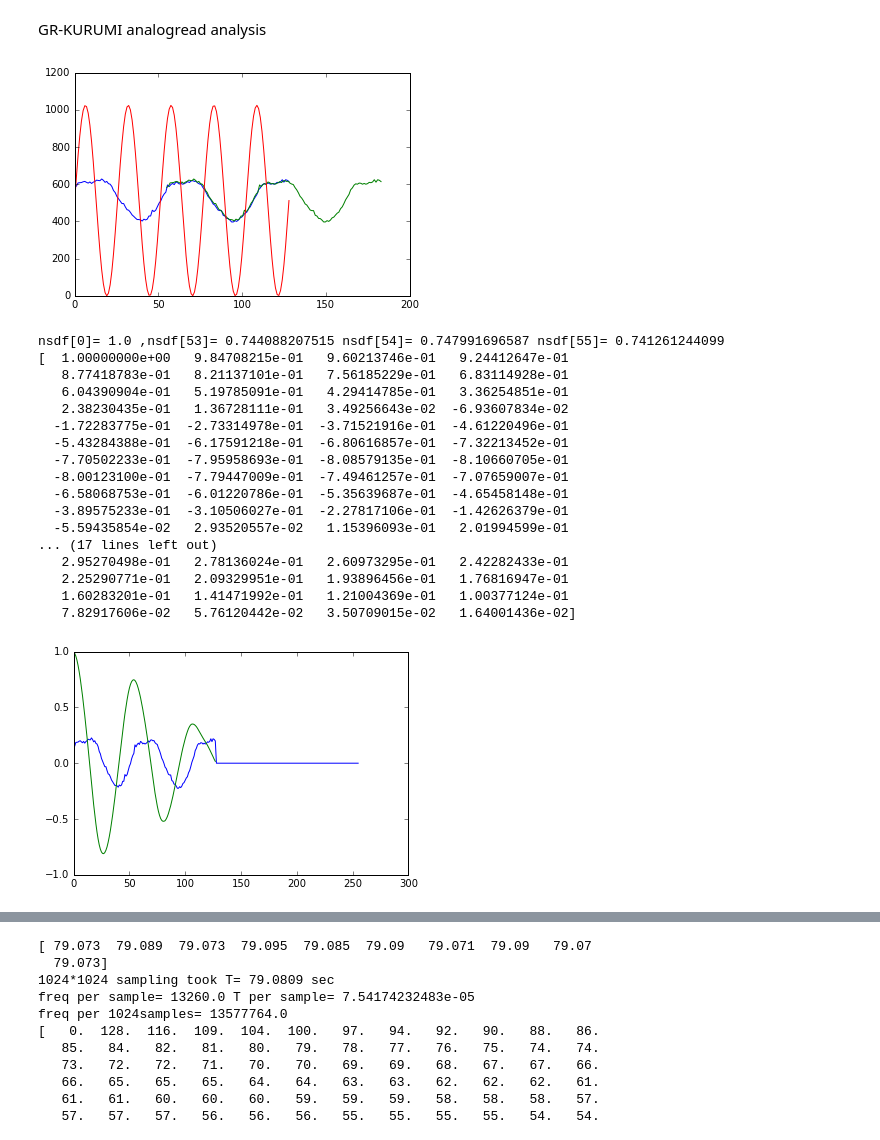
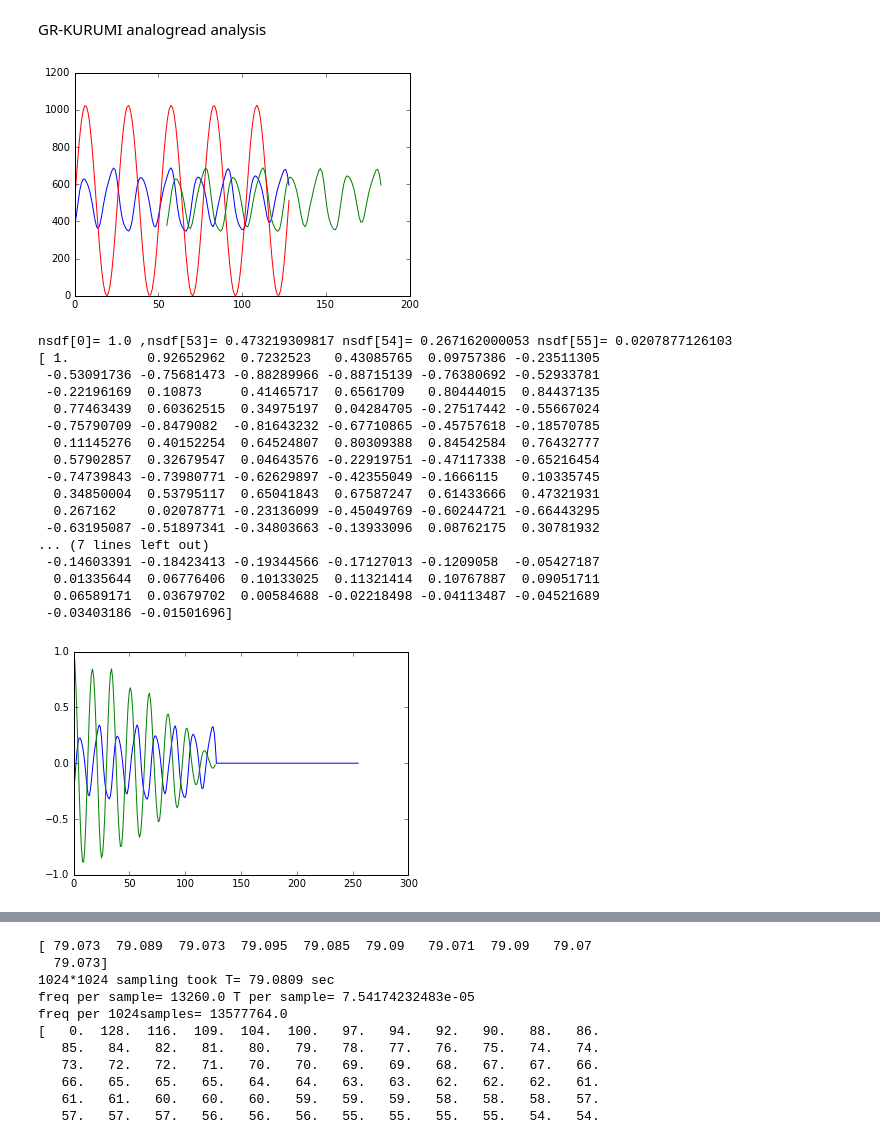
Before and after one commit to hamling-ling/OsakanaFFT, a Jupyter notebook: research/kurumi.ipynb, the cells around one changed output, grey strips where cells are left out. Drawn from its saved outputs; the diff is of its cells as text; code cells hidden in the pictures.

Commit message:
add G0 data

```diff
--- a/research/kurumi.ipynb
+++ b/research/kurumi.ipynb
@@ -6,16 +6,16 @@ from matplotlib import pyplot as plt
 # %% [markdown]
 GR-KURUMI analogread analysis
 # %%
-data=np.loadtxt('kurumi_B2.dat', delimiter=',')
+data=np.loadtxt('kurumi_G0.dat', delimiter=',')
 ts = np.linspace(0,128,128);
 #plt.plot(ts,data[0:128], ts+55,data[0:128])
 
 sig=np.sin(5*2*np.pi * ts)+1
 sig=sig*512
 plt.plot(ts,data[0:128], ts+55,data[0:128], ts,sig)
 plt.show()
 # %% [output]
-[figure, old version]
+[figure, new version]
 # %%
 def funcM(x,t):
     ret=sum(x[0:N2])+sum(x[t:N2+t])
@@ -46,24 +46,24 @@ plt.plot(nsdf)
 print("nsdf[0]=", nsdf[0], ",nsdf[53]=", nsdf[53], "nsdf[54]=", nsdf[54], "nsdf[55]=", nsdf[55])
 print(nsdf)
 # %% [output]
-nsdf[0]= 1.0 ,nsdf[53]= 0.744088207515 nsdf[54]= 0.747991696587 nsdf[55]= 0.741261244099
-[  1.00000000e+00   9.84708215e-01   9.60213746e-01   9.24412647e-01
-   8.77418783e-01   8.21137101e-01   7.56185229e-01   6.83114928e-01
-   6.04390904e-01   5.19785091e-01   4.29414785e-01   3.36254851e-01
-   2.38230435e-01   1.36728111e-01   3.49256643e-02  -6.93607834e-02
-  -1.72283775e-01  -2.73314978e-01  -3.71521916e-01  -4.61220496e-01
-  -5.43284388e-01  -6.17591218e-01  -6.80616857e-01  -7.32213452e-01
-  -7.70502233e-01  -7.95958693e-01  -8.08579135e-01  -8.10660705e-01
-  -8.00123100e-01  -7.79447009e-01  -7.49461257e-01  -7.07659007e-01
-  -6.58068753e-01  -6.01220786e-01  -5.35639687e-01  -4.65458148e-01
-  -3.89575233e-01  -3.10506027e-01  -2.27817106e-01  -1.42626379e-01
-  -5.59435854e-02   2.93520557e-02   1.15396093e-01   2.01994599e-01
-... (17 lines left out)
-   2.95270498e-01   2.78136024e-01   2.60973295e-01   2.42282433e-01
-   2.25290771e-01   2.09329951e-01   1.93896456e-01   1.76816947e-01
-   1.60283201e-01   1.41471992e-01   1.21004369e-01   1.00377124e-01
-   7.82917606e-02   5.76120442e-02   3.50709015e-02   1.64001436e-02]
+nsdf[0]= 1.0 ,nsdf[53]= 0.473219309817 nsdf[54]= 0.267162000053 nsdf[55]= 0.0207877126103
+[ 1.          0.92652962  0.7232523   0.43085765  0.09757386 -0.23511305
+ -0.53091736 -0.75681473 -0.88289966 -0.88715139 -0.76380692 -0.52933781
+ -0.22196169  0.10873     0.41465717  0.6561709   0.80444015  0.84437135
+  0.77463439  0.60362515  0.34975197  0.04284705 -0.27517442 -0.55667024
+ -0.75790709 -0.8479082  -0.81643232 -0.67710865 -0.45757618 -0.18570785
+  0.11145276  0.40152254  0.64524807  0.80309388  0.84542584  0.76432777
+  0.57902857  0.32679547  0.04643576 -0.22919751 -0.47117338 -0.65216454
+ -0.74739843 -0.73980771 -0.62629897 -0.42355049 -0.1666115   0.10335745
+  0.34850004  0.53795117  0.65041843  0.67587247  0.61433666  0.47321931
+  0.267162    0.02078771 -0.23136099 -0.45049769 -0.60244721 -0.66443295
+ -0.63195087 -0.51897341 -0.34803663 -0.13933096  0.08762175  0.30781932
+... (7 lines left out)
+ -0.14603391 -0.18423413 -0.19344566 -0.17127013 -0.1209058  -0.05427187
+  0.01335644  0.06776406  0.10133025  0.11321414  0.10767887  0.09051711
+  0.06589171  0.03679702  0.00584688 -0.02218498 -0.04113487 -0.04521689
+ -0.03403186 -0.01501696]
-[figure, old version]
+[figure, new version]
 # %%
 
 # overflow considering
```
Also changed, not shown: parts of 1 cell of this notebook, 2 other files.
